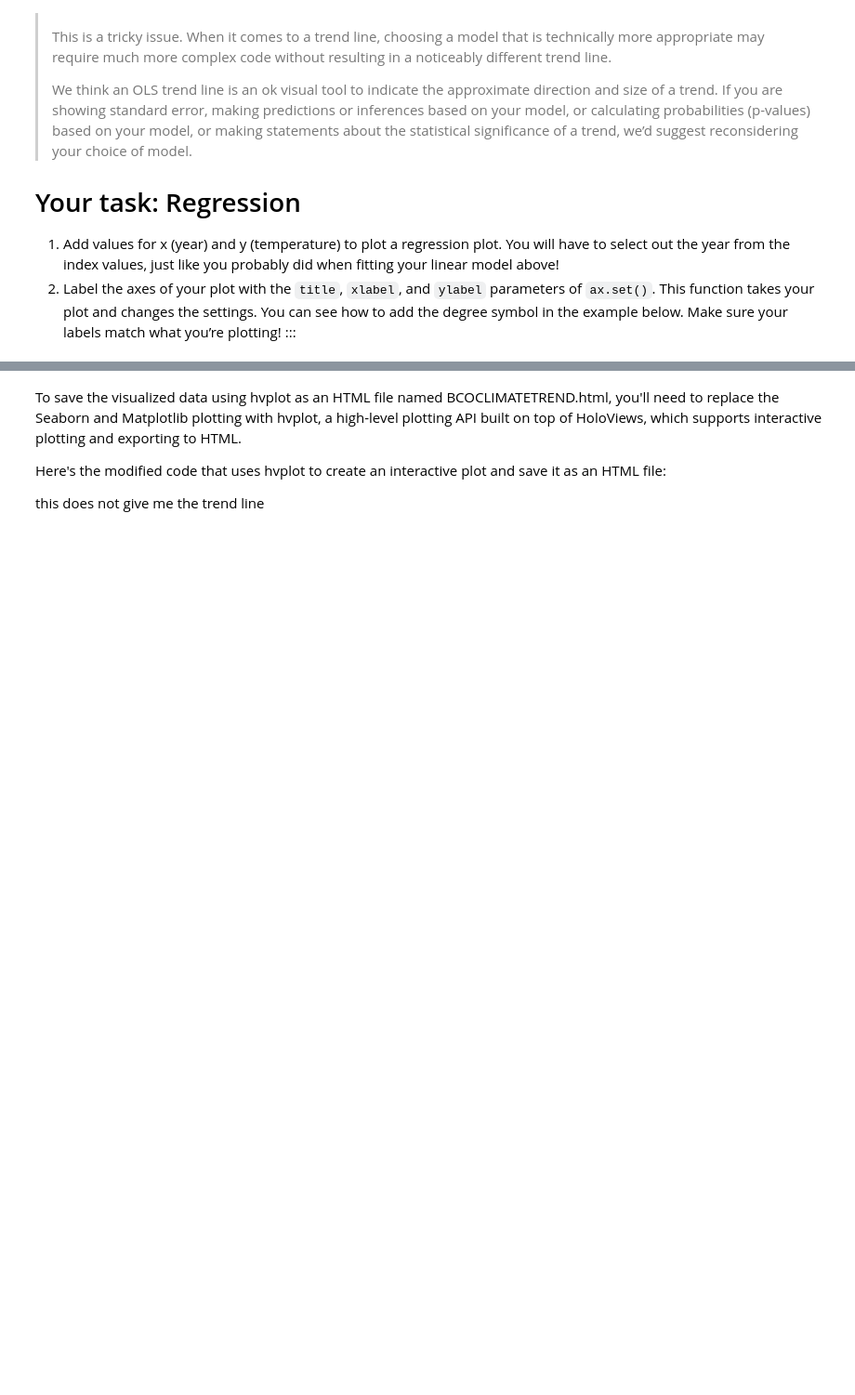
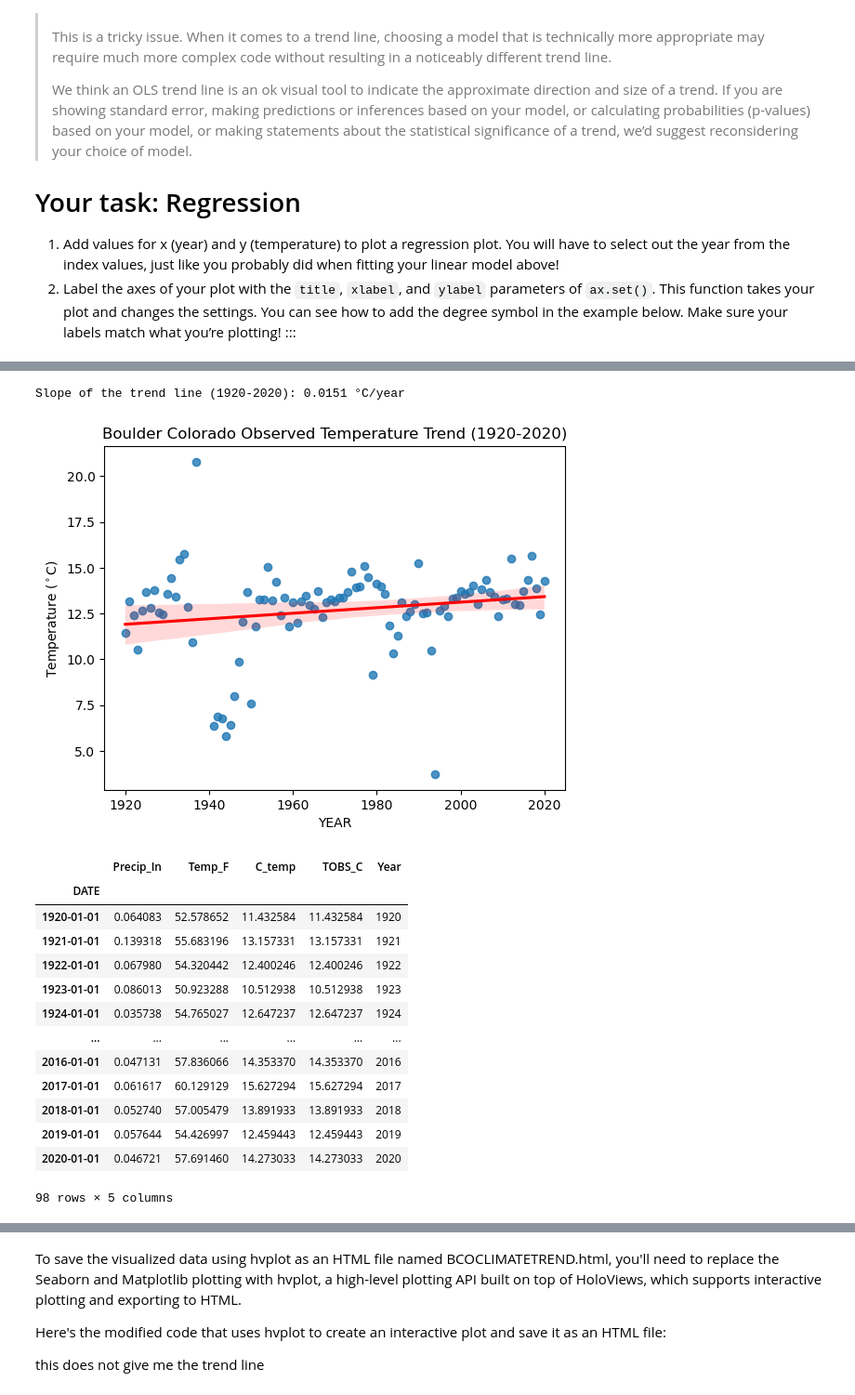
Before and after one commit to earthlab-education/climate-coding-challenge-gpb3037, a Jupyter notebook: Climate Coding Challenge, Part 5!.ipynb, the cells around one changed output, grey strips where cells are left out. Shown: that part at 93% size. Saved outputs shown, nothing was run; the diff lists cells and outputs as text; code cells hidden in the pictures; blank space fills up the shorter version.

```diff
--- a/Climate Coding Challenge, Part 5!.ipynb
+++ b/Climate Coding Challenge, Part 5!.ipynb
@@ -245,34 +348,52 @@ import seaborn as sns
 import matplotlib.pyplot as plt
 import statsmodels.api as sm
 
 # Filter the data between 1920 and 2020
-bco_ann_climate_df_filtered = bco_ann_climate_df[(bco_ann_climate_df['Year'] >= 1920) & (bco_ann_climate_df['Year'] <= 2020)]
+# bco_ann_climate_df_filtered = bco_ann_climate_df[(bco_ann_climate_df['Year'] >= 1920) & (bco_ann_climate_df['Year'] <= 2020)]
+
 
 # Plot annual average temperature data with a red trend line for the filtered data
 ax = sns.regplot(
     x=bco_ann_climate_df_filtered['Year'],
     y=bco_ann_climate_df_filtered['TOBS_C'],
     line_kws={'color': 'red'},  # Change the trend line to red
 )
 
 # Set plot labels
 ax.set(
     title='Boulder Colorado Observed Temperature Trend (1920-2020)',
     xlabel='YEAR',
     ylabel='Temperature ($^\circ$C)'  # Updated unit to Celsius
 )
 
 # Fit the OLS model to get the slope for the filtered data
 X = sm.add_constant(bco_ann_climate_df_filtered['Year'])  # Add constant for the intercept
 model = sm.OLS(bco_ann_climate_df_filtered['TOBS_C'], X).fit()  # Fit the model
 
 # Extract the slope (coefficient of the 'Year')
 slope = model.params['Year']
 print(f"Slope of the trend line (1920-2020): {slope:.4f} °C/year")
 
 # Display the plot without extra text
 plt.show()
 bco_ann_climate_df_filtered
+# %% [output]
+Slope of the trend line (1920-2020): 0.0151 °C/year
+[figure, added]
+|  | Precip_In | Temp_F | C_temp | TOBS_C | Year |
+| DATE |  |  |  |  |  |
+| 1920-01-01 | 0.064083 | 52.578652 | 11.432584 | 11.432584 | 1920 |
+| 1921-01-01 | 0.139318 | 55.683196 | 13.157331 | 13.157331 | 1921 |
+| 1922-01-01 | 0.067980 | 54.320442 | 12.400246 | 12.400246 | 1922 |
+| 1923-01-01 | 0.086013 | 50.923288 | 10.512938 | 10.512938 | 1923 |
+| 1924-01-01 | 0.035738 | 54.765027 | 12.647237 | 12.647237 | 1924 |
+| ... | ... | ... | ... | ... | ... |
+| 2016-01-01 | 0.047131 | 57.836066 | 14.353370 | 14.353370 | 2016 |
+| 2017-01-01 | 0.061617 | 60.129129 | 15.627294 | 15.627294 | 2017 |
+| 2018-01-01 | 0.052740 | 57.005479 | 13.891933 | 13.891933 | 2018 |
+| 2019-01-01 | 0.057644 | 54.426997 | 12.459443 | 12.459443 | 2019 |
+| 2020-01-01 | 0.046721 | 57.691460 | 14.273033 | 14.273033 | 2020 |
+98 rows × 5 columns
 # %%
 import seaborn as sns
 import matplotlib.pyplot as plt
```
Also changed, not shown: parts of 10 cells of this notebook, 3 other files.
